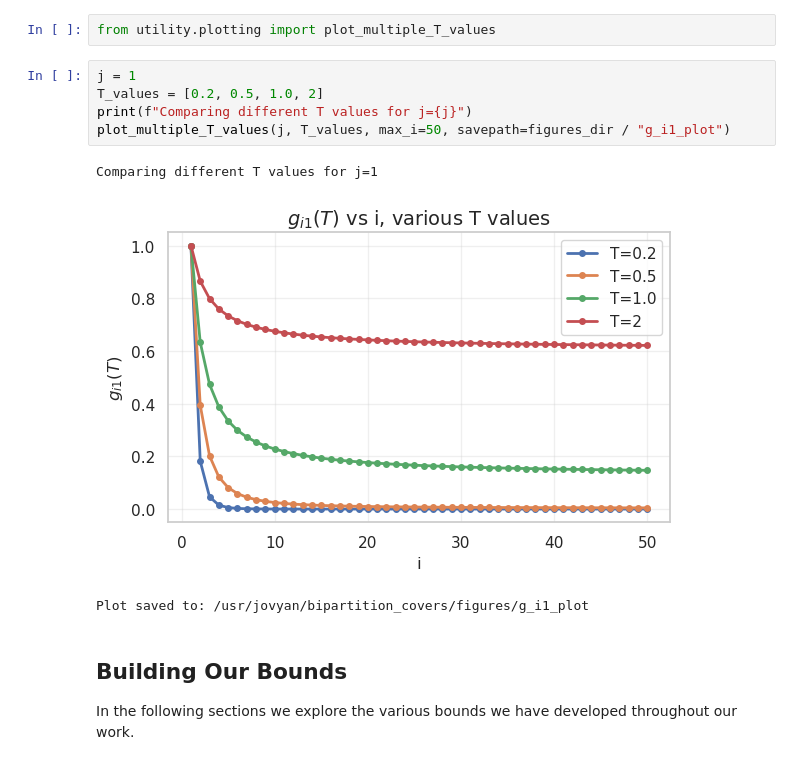
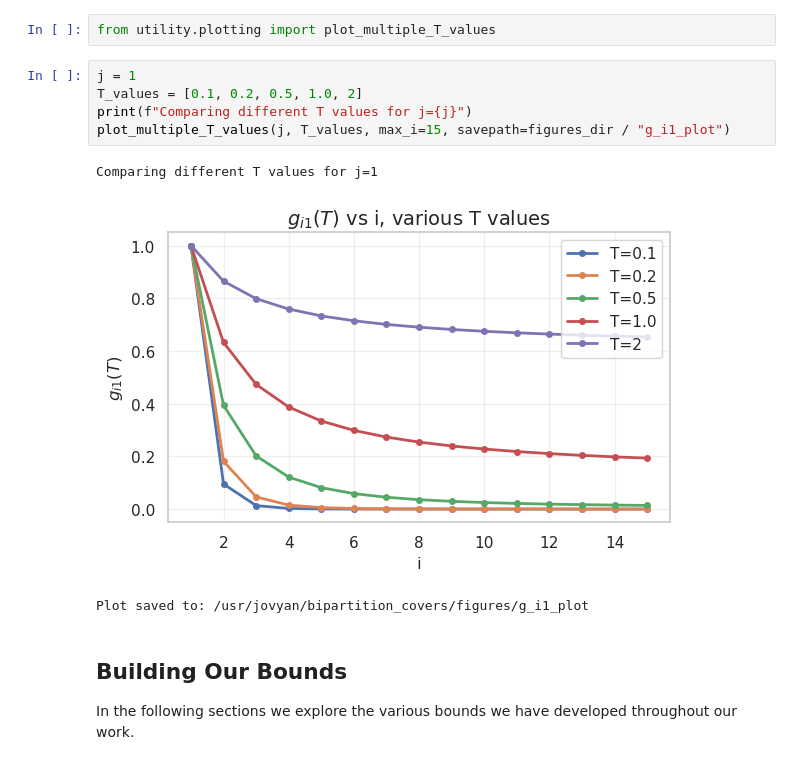
Before and after one commit to zackmcnulty/msc_bipartition_cover, a Jupyter notebook: notebooks/bipartitions_paper.ipynb, the cells around one changed output. Drawn from its saved outputs; the diff is of its cells as text.

```diff
--- a/notebooks/bipartitions_paper.ipynb
+++ b/notebooks/bipartitions_paper.ipynb
@@ -75,12 +75,12 @@ Here, we start by plotting our function $g_{ij}(T)$.
 from utility.plotting import plot_multiple_T_values
 # %%
 j = 1
-T_values = [0.2, 0.5, 1.0, 2]
+T_values = [0.1, 0.2, 0.5, 1.0, 2]
 print(f"Comparing different T values for j={j}")
-plot_multiple_T_values(j, T_values, max_i=50, savepath=figures_dir / "g_i1_plot")
+plot_multiple_T_values(j, T_values, max_i=15, savepath=figures_dir / "g_i1_plot")
 # %% [output]
 Comparing different T values for j=1
-[figure, old version]
+[figure, new version]
 Plot saved to: /usr/jovyan/bipartition_covers/figures/g_i1_plot
 # %% [markdown]
 ## Building Our Bounds
```
Also changed, not shown: parts of 22 cells of this notebook, 2 other files.
